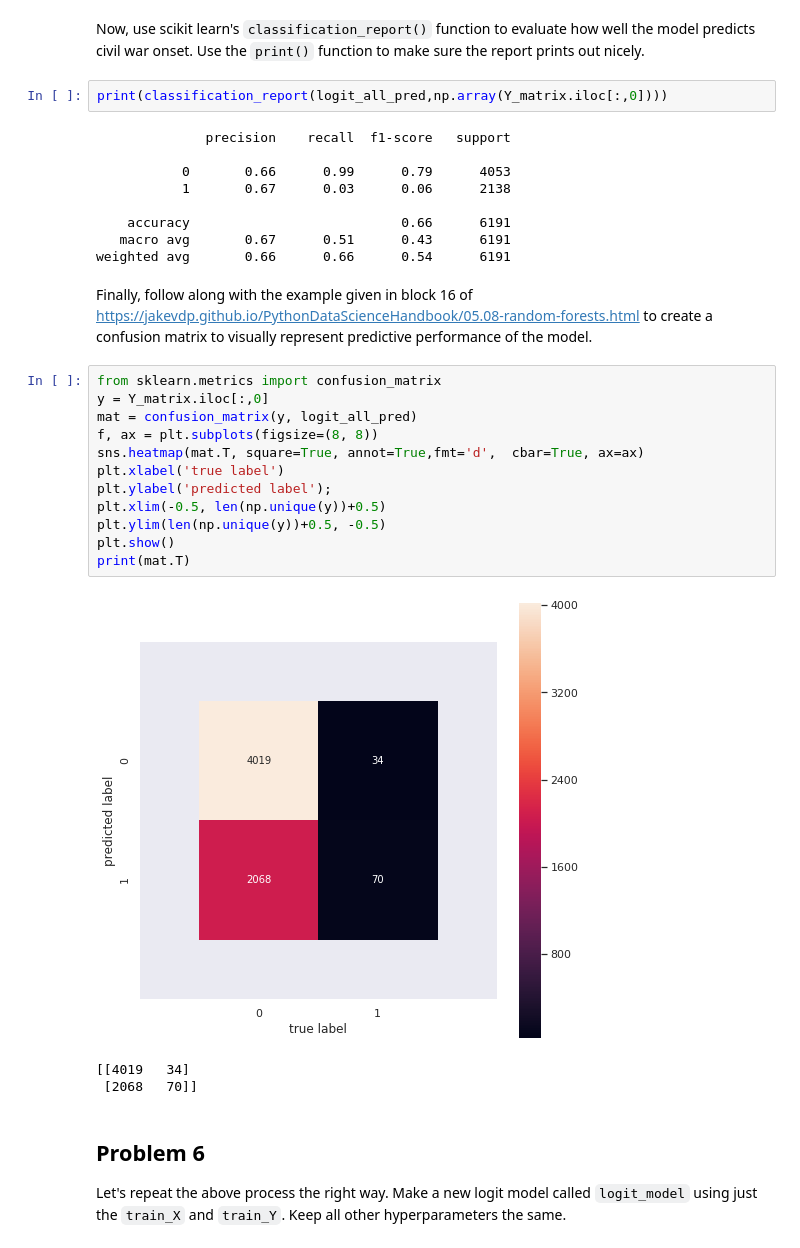
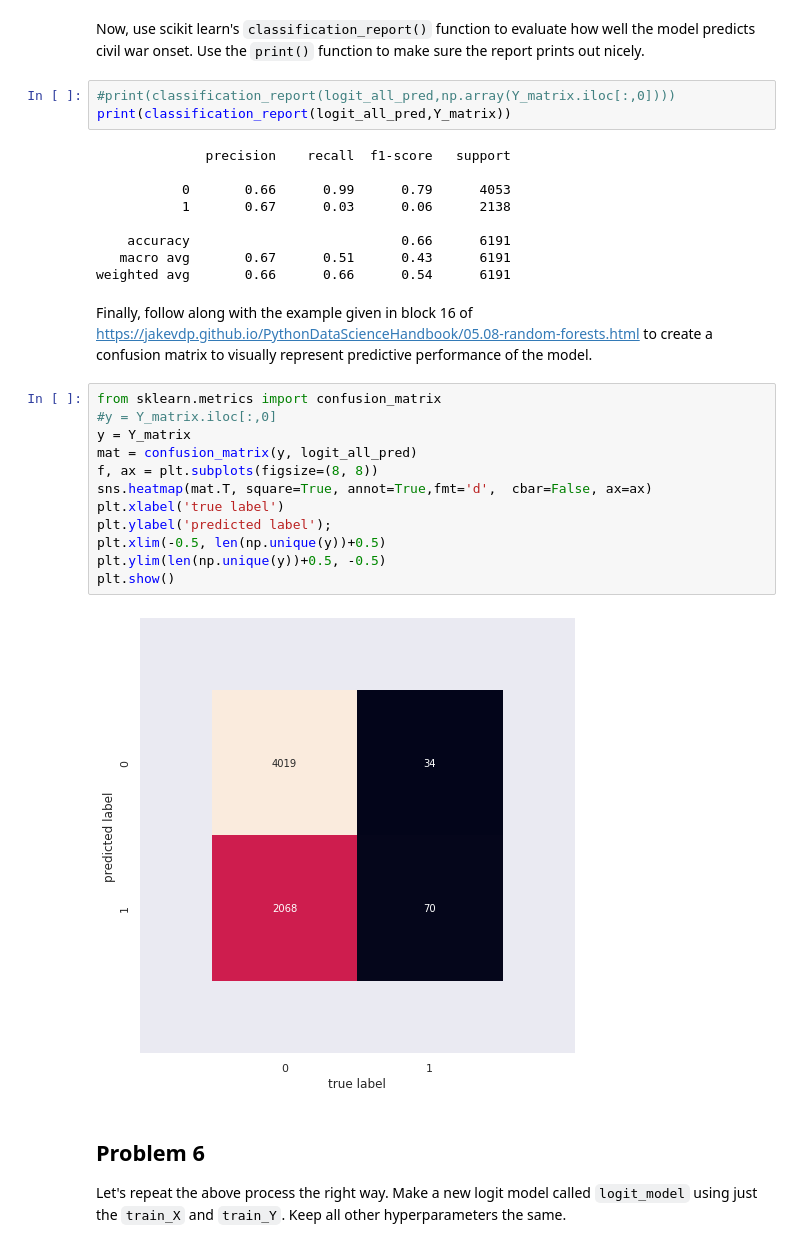
Before and after one commit to jyoung67/data-science, a Jupyter notebook: HW10/10-random_forest_working.ipynb, the cells around one changed output. Saved outputs shown, nothing was run; the diff lists cells and outputs as text.

```diff
--- a/HW10/10-random_forest_working.ipynb
+++ b/HW10/10-random_forest_working.ipynb
@@ -141,7 +134,8 @@ logit_all_pred = logit_all.predict(X_matrix)
 # %% [markdown]
 Now, use scikit learn's `classification_report()` function to evaluate how well the model predicts civil war onset. Use the `print()` function to make sure the report prints out nicely.
 # %%
-print(classification_report(logit_all_pred,np.array(Y_matrix.iloc[:,0])))
+#print(classification_report(logit_all_pred,np.array(Y_matrix.iloc[:,0])))
+print(classification_report(logit_all_pred,Y_matrix))
 # %% [output]
               precision    recall  f1-score   support
 
@@ -155,20 +149,18 @@ weighted avg       0.66      0.66      0.54      6191
 Finally, follow along with the example given in block 16 of https://jakevdp.github.io/PythonDataScienceHandbook/05.08-random-forests.html to create a confusion matrix to visually represent predictive performance of the model.
 # %%
 from sklearn.metrics import confusion_matrix
-y = Y_matrix.iloc[:,0]
+#y = Y_matrix.iloc[:,0]
+y = Y_matrix
 mat = confusion_matrix(y, logit_all_pred)
 f, ax = plt.subplots(figsize=(8, 8))
-sns.heatmap(mat.T, square=True, annot=True,fmt='d',  cbar=True, ax=ax)
+sns.heatmap(mat.T, square=True, annot=True,fmt='d',  cbar=False, ax=ax)
 plt.xlabel('true label')
 plt.ylabel('predicted label');
 plt.xlim(-0.5, len(np.unique(y))+0.5)
 plt.ylim(len(np.unique(y))+0.5, -0.5)
 plt.show()
-print(mat.T)
 # %% [output]
-[figure, old version]
+[figure, new version]
-[[4019   34]
- [2068   70]]
 # %% [markdown]
 ## Problem 6
 
```
Also changed, not shown: parts of 5 cells of this notebook, 1 other file.
